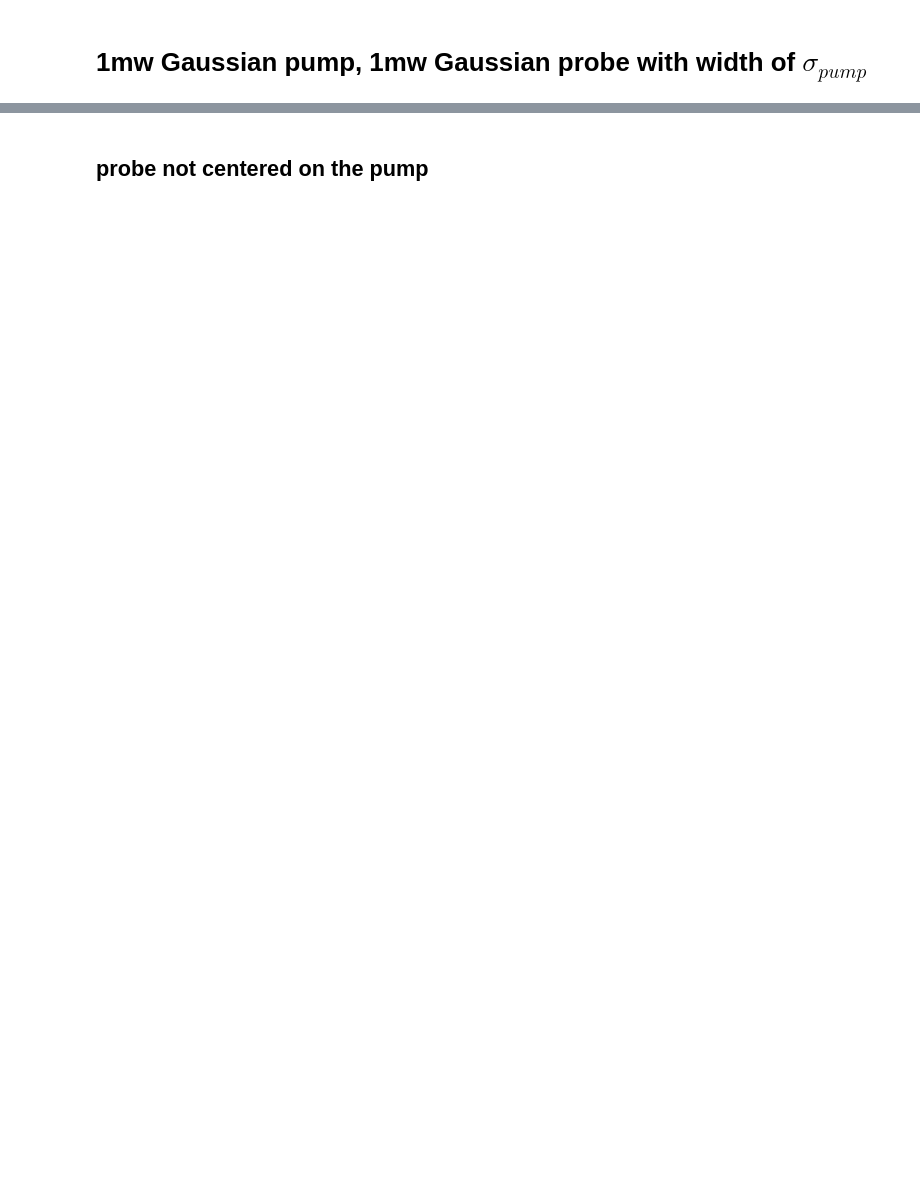
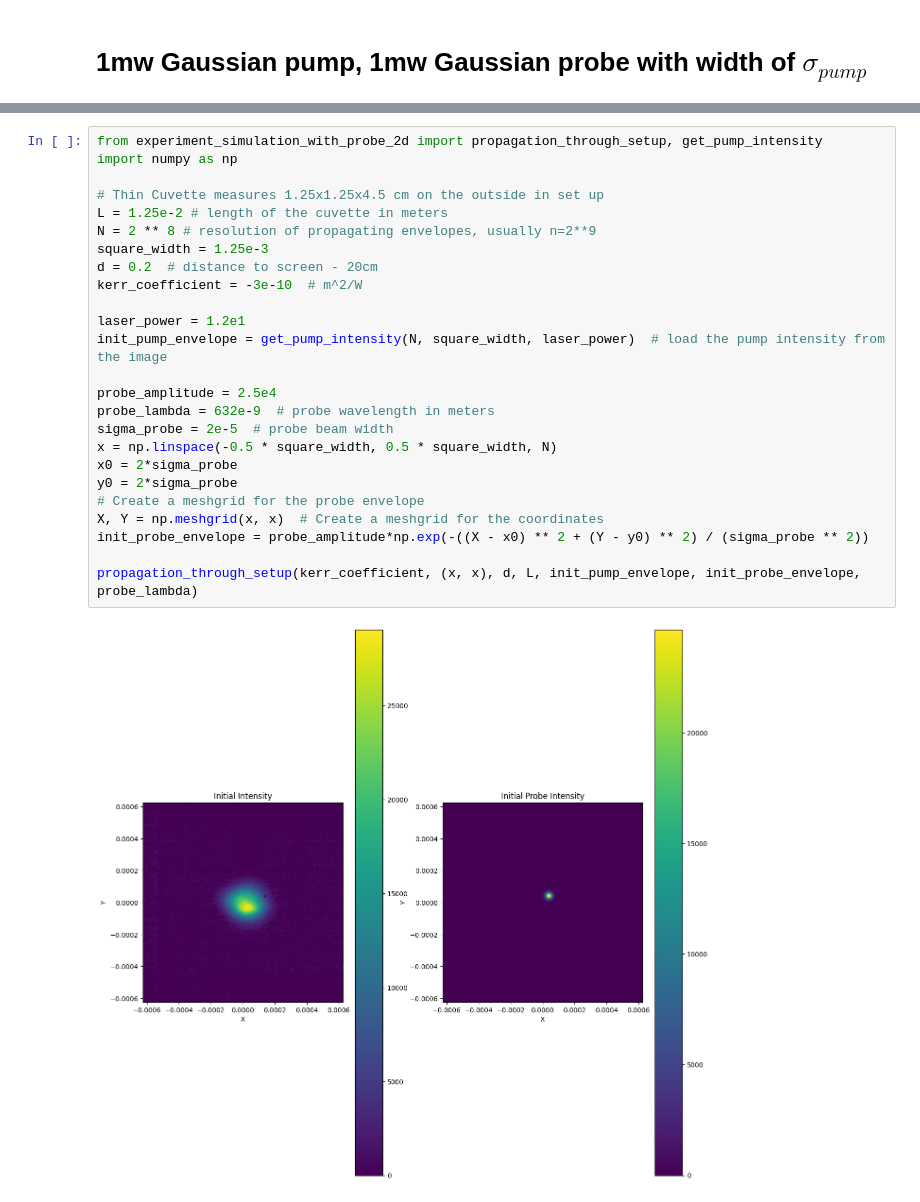
Before and after one commit to poh23/Bromberg-Lab, a Jupyter notebook: Numerical_Project/simulation/non_linear_propagation_2d/simulation_results.ipynb, the cells around one changed output, grey strips where cells are left out. Saved outputs shown, nothing was run; the diff lists cells and outputs as text; blank space fills up the shorter version.

Commit message:
Revert "updated split step w probe"
This reverts commit 43d67e0fefe257d11f174db0cdf93a56721df943.

```diff
--- a/Numerical_Project/simulation/non_linear_propagation_2d/simulation_results.ipynb
+++ b/Numerical_Project/simulation/non_linear_propagation_2d/simulation_results.ipynb
@@ -118,2 +230,27 @@ propagation_through_setup(kerr_coefficient, (x, x), d, L, init_pump_envelope, in
-# %% [markdown]
-## probe not centered on the pump
+# %%
+from experiment_simulation_with_probe_2d import propagation_through_setup, get_pump_intensity
+import numpy as np
+
+# Thin Cuvette measures 1.25x1.25x4.5 cm on the outside in set up
+L = 1.25e-2 # length of the cuvette in meters
+N = 2 ** 8 # resolution of propagating envelopes, usually n=2**9
+square_width = 1.25e-3
+d = 0.2  # distance to screen - 20cm
+kerr_coefficient = -3e-10  # m^2/W
+
+laser_power = 1.2e1
+init_pump_envelope = get_pump_intensity(N, square_width, laser_power)  # load the pump intensity from the image
+
+probe_amplitude = 2.5e4
+probe_lambda = 632e-9  # probe wavelength in meters
+sigma_probe = 2e-5  # probe beam width
+x = np.linspace(-0.5 * square_width, 0.5 * square_width, N)
+x0 = 2*sigma_probe
+y0 = 2*sigma_probe
+# Create a meshgrid for the probe envelope
+X, Y = np.meshgrid(x, x)  # Create a meshgrid for the coordinates
+init_probe_envelope = probe_amplitude*np.exp(-((X - x0) ** 2 + (Y - y0) ** 2) / (sigma_probe ** 2))
+
+propagation_through_setup(kerr_coefficient, (x, x), d, L, init_pump_envelope, init_probe_envelope, probe_lambda)
+# %% [output]
+[figure, added]
```
Also changed, not shown: parts of 19 cells of this notebook, 25 other files.
